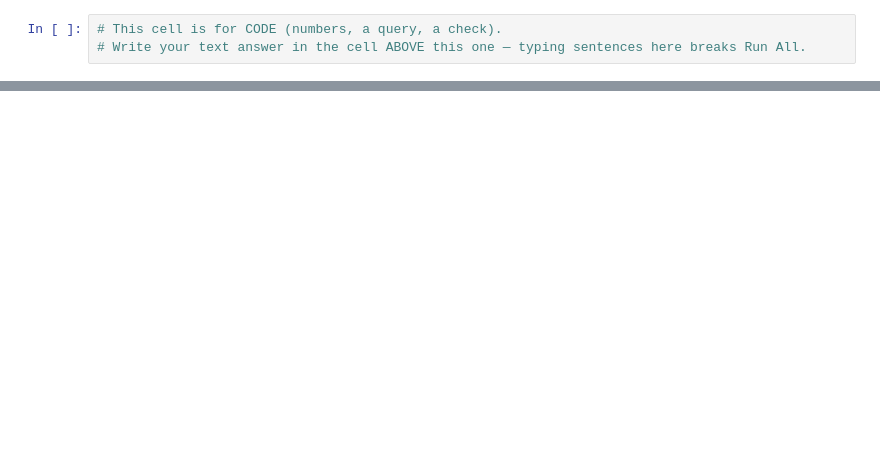
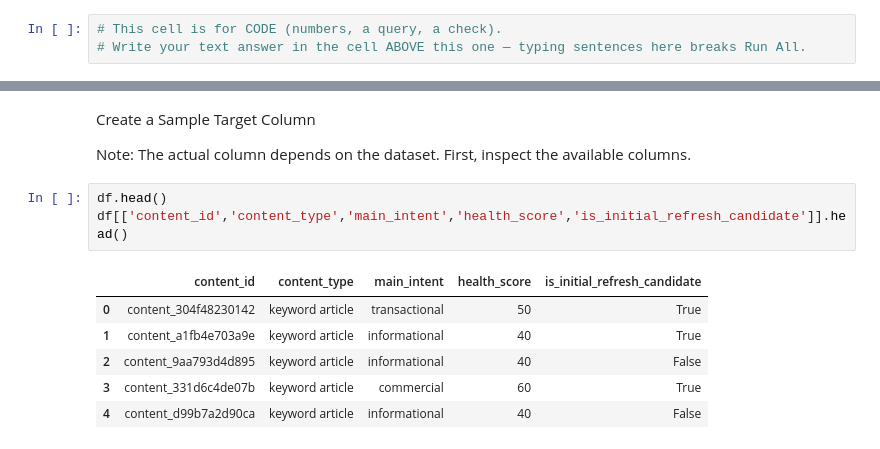
Before and after one commit to forhadmia231/flyrank-ml-internship, a Jupyter notebook: work/notebooks/w02_ml_task_framing.ipynb, the cells around one changed output, grey strips where cells are left out. Saved outputs shown, nothing was run; the diff lists cells and outputs as text; blank space fills up the shorter version.

```diff
--- a/work/notebooks/w02_ml_task_framing.ipynb
+++ b/work/notebooks/w02_ml_task_framing.ipynb
@@ -53,0 +147,14 @@ Before you submit, confirm each line honestly:
+# %% [markdown]
+Create a Sample Target Column
+
+Note: The actual column depends on the dataset. First, inspect the available columns.
+# %%
+df.head()
+df[['content_id','content_type','main_intent','health_score','is_initial_refresh_candidate']].head()
+# %% [output]
+|  | content_id | content_type | main_intent | health_score | is_initial_refresh_candidate |
+| 0 | content_304f48230142 | keyword article | transactional | 50 | True |
+| 1 | content_a1fb4e703a9e | keyword article | informational | 40 | True |
+| 2 | content_9aa793d4d895 | keyword article | informational | 40 | False |
+| 3 | content_331d6c4de07b | keyword article | commercial | 60 | True |
+| 4 | content_d99b7a2d90ca | keyword article | informational | 40 | False |
```
Also changed, not shown: parts of 17 cells of this notebook.
